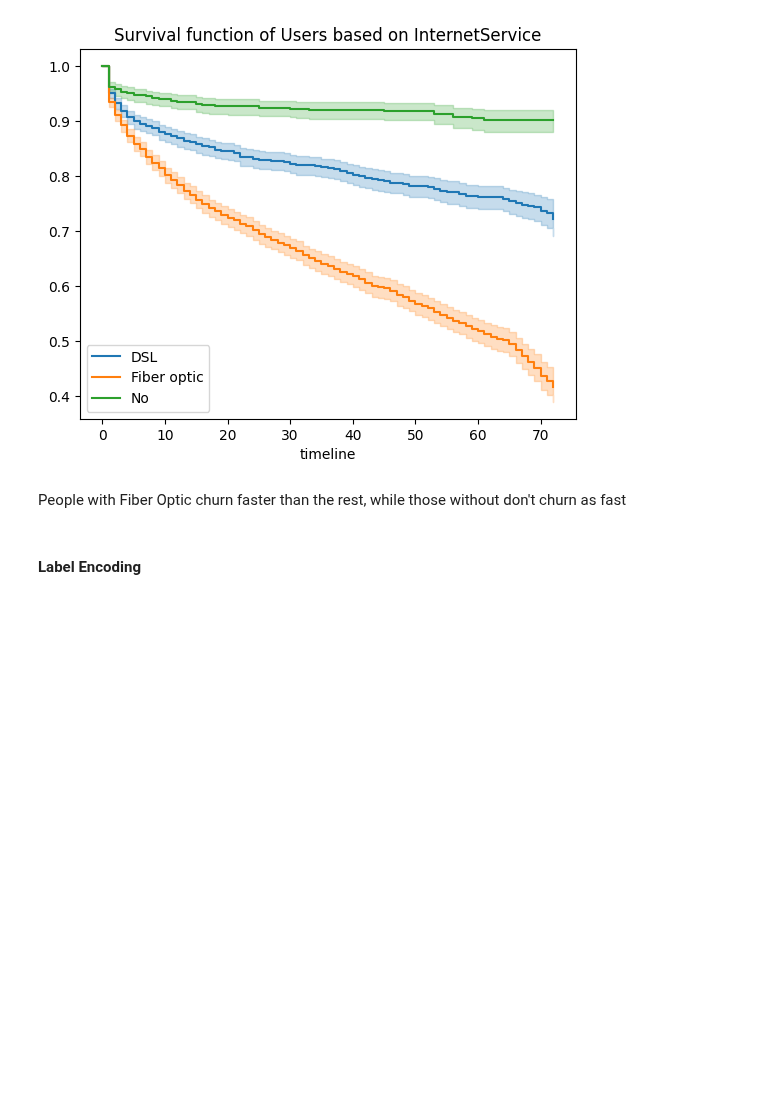
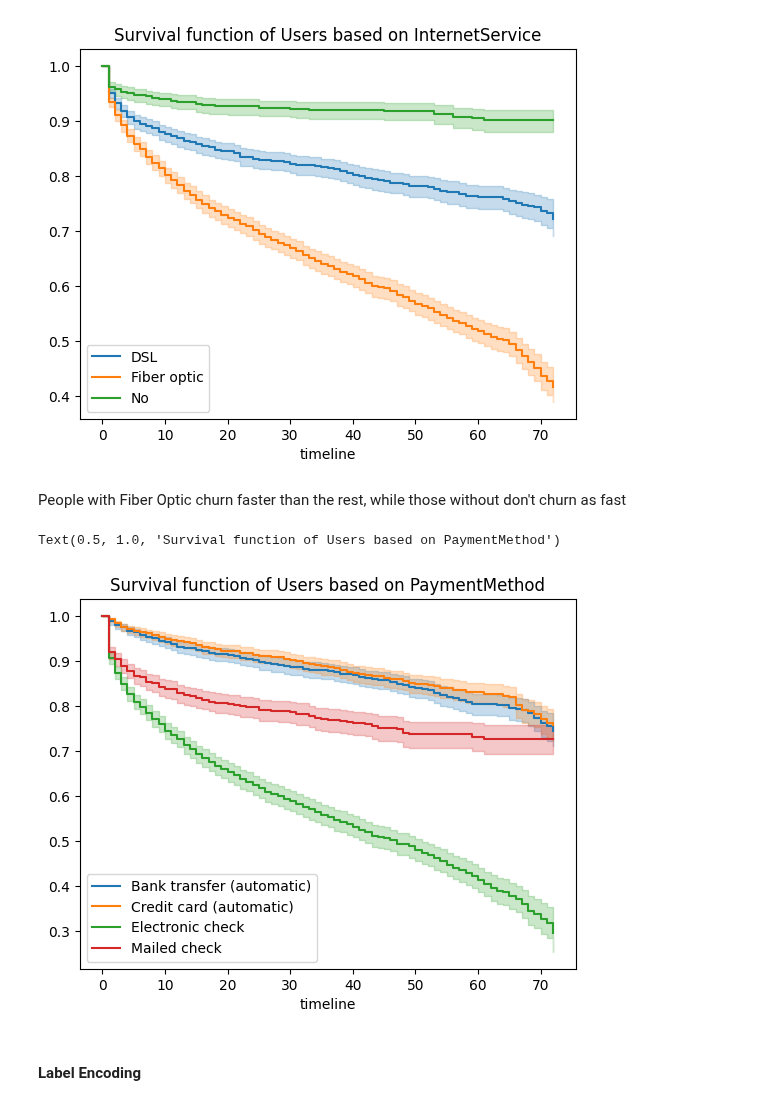
Before and after one commit to elmondhir/customer-segmentation-tuto, a Jupyter notebook: churn_prediction.ipynb, the cells around one changed output. Drawn from its saved outputs; the diff is of its cells as text; code cells hidden in the pictures; blank space fills up the shorter version.

Commit message:
Update Churn prediction

```diff
--- a/churn_prediction.ipynb
+++ b/churn_prediction.ipynb
@@ -120,6 +120,24 @@ Text(0.5, 1.0, 'Survival function of Users based on InternetService')
 [figure]
 # %% [markdown]
 People with Fiber Optic churn faster than the rest, while those without don't churn as fast
+# %%
+from lifelines import KaplanMeierFitter
+kmf = KaplanMeierFitter()
+
+for g in np.unique(df_data.PaymentMethod):
+    x = (df_data.PaymentMethod == g)
+
+    T = df_data[x]["tenure"]
+    E = df_data[x]["Churn"]
+
+    kmf.fit(T, event_observed=E, label = g)
+    kmf.plot_survival_function()
+
+
+plt.title('Survival function of Users based on PaymentMethod')
+# %% [output]
+Text(0.5, 1.0, 'Survival function of Users based on PaymentMethod')
+[figure, added]
 # %% [markdown]
 #### Label Encoding
 # %%
```
